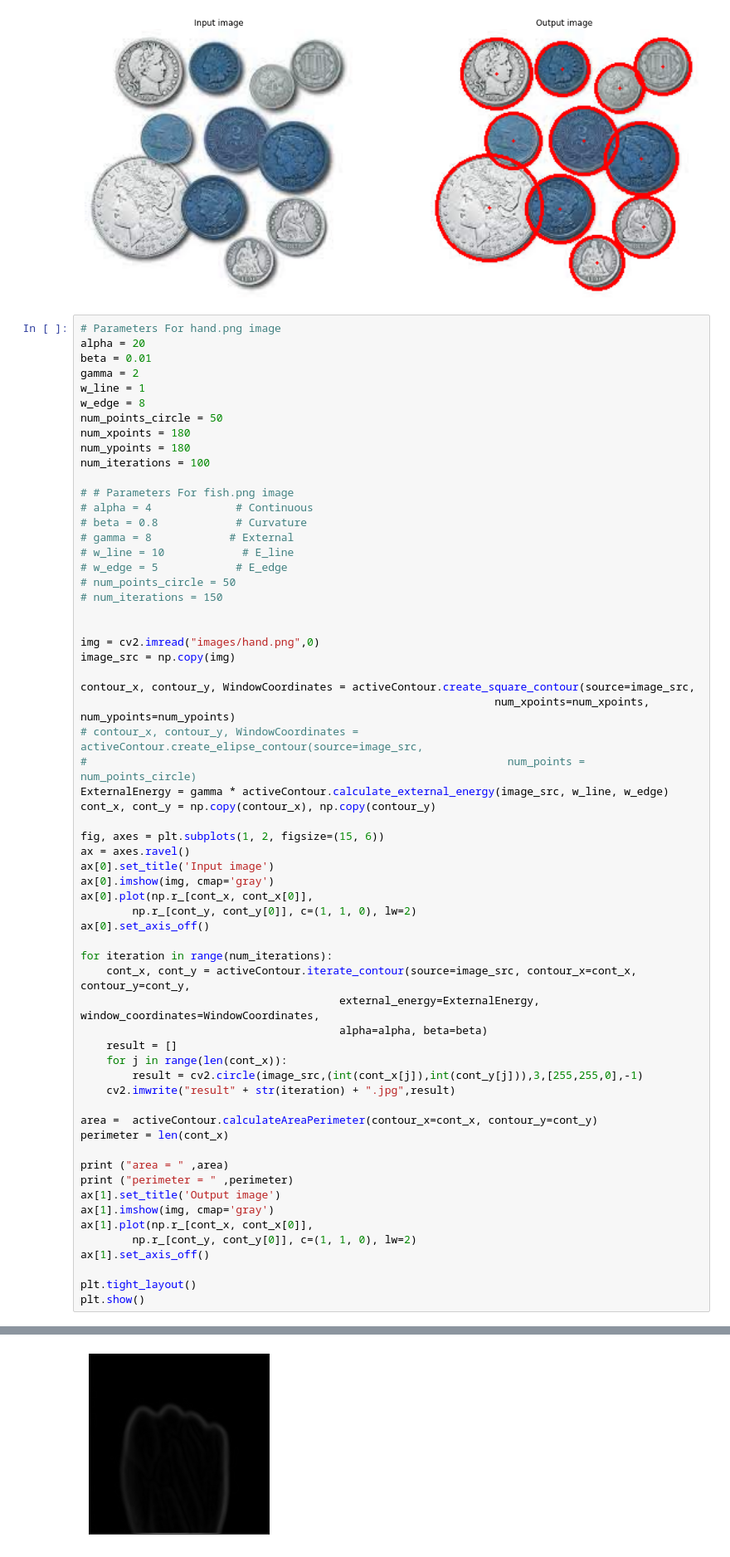
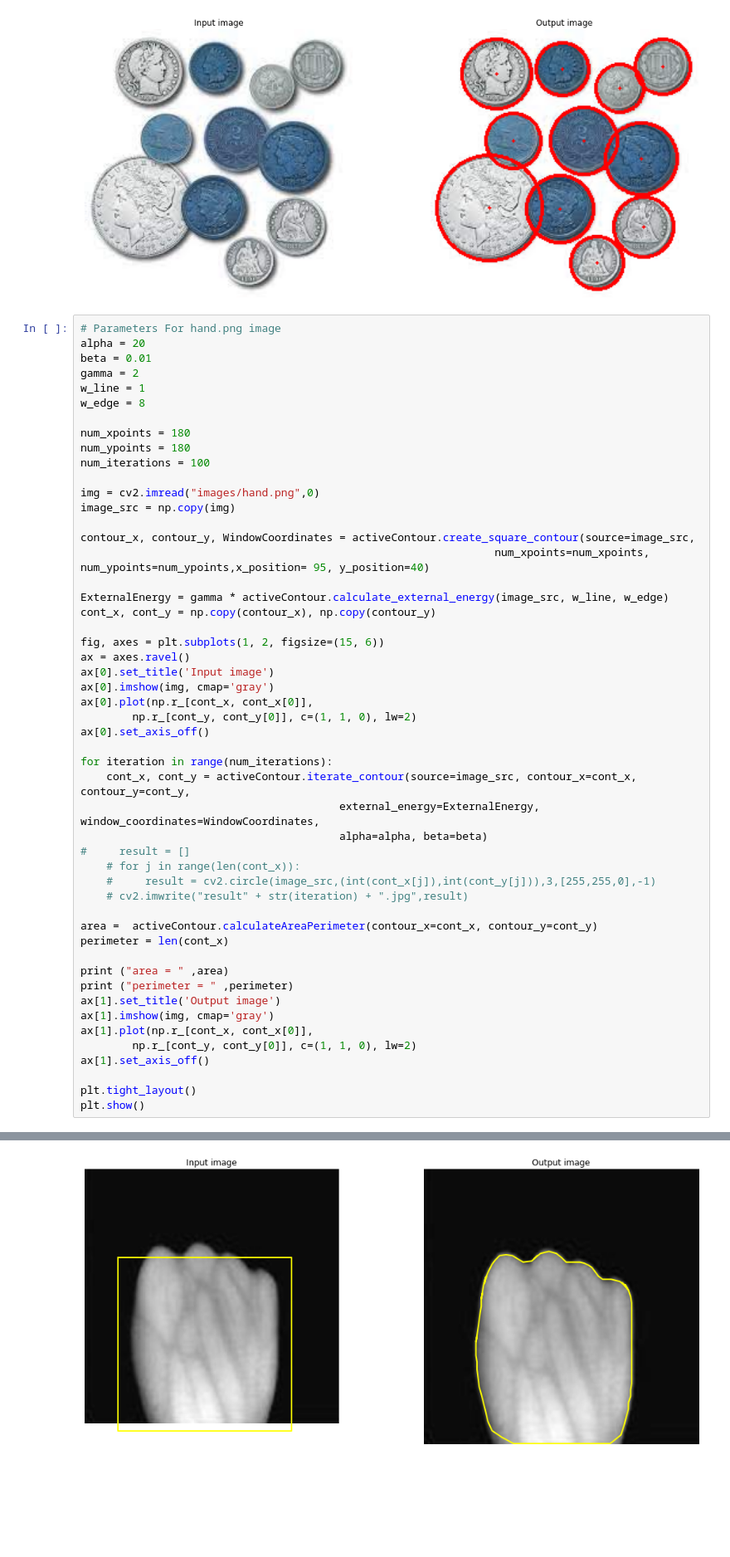
Before and after one commit to ahmed-sedky/computer-vision-basics, a Jupyter notebook: task_2.ipynb, the cells around one changed output, grey strips where cells are left out. Shown: that part at 83% size. Saved outputs shown, nothing was run; the diff lists cells and outputs as text; blank space fills up the shorter version.

Commit message:
Active contour modifications

```diff
--- a/task_2.ipynb
+++ b/task_2.ipynb
@@ -84,28 +84,17 @@ beta = 0.01
 gamma = 2
 w_line = 1
 w_edge = 8
-num_points_circle = 50
+
 num_xpoints = 180
 num_ypoints = 180
 num_iterations = 100
-
-# # Parameters For fish.png image
-# alpha = 4             # Continuous
-# beta = 0.8            # Curvature
-# gamma = 8            # External
-# w_line = 10            # E_line
-# w_edge = 5            # E_edge
-# num_points_circle = 50
-# num_iterations = 150
-
 
 img = cv2.imread("images/hand.png",0)
 image_src = np.copy(img)
 
 contour_x, contour_y, WindowCoordinates = activeContour.create_square_contour(source=image_src,
-                                                                num_xpoints=num_xpoints, num_ypoints=num_ypoints)
-# contour_x, contour_y, WindowCoordinates = activeContour.create_elipse_contour(source=image_src,
-#                                                                 num_points = num_points_circle)
+                                                                num_xpoints=num_xpoints, num_ypoints=num_ypoints,x_position= 95, y_position=40)
+
 ExternalEnergy = gamma * activeContour.calculate_external_energy(image_src, w_line, w_edge)
 cont_x, cont_y = np.copy(contour_x), np.copy(contour_y)
 
@@ -121,10 +110,10 @@ for iteration in range(num_iterations):
     cont_x, cont_y = activeContour.iterate_contour(source=image_src, contour_x=cont_x, contour_y=cont_y,
                                         external_energy=ExternalEnergy, window_coordinates=WindowCoordinates,
                                         alpha=alpha, beta=beta)
-    result = []
-    for j in range(len(cont_x)):
-        result = cv2.circle(image_src,(int(cont_x[j]),int(cont_y[j])),3,[255,255,0],-1)
-    cv2.imwrite("result" + str(iteration) + ".jpg",result)
+#     result = []
+    # for j in range(len(cont_x)):
+    #     result = cv2.circle(image_src,(int(cont_x[j]),int(cont_y[j])),3,[255,255,0],-1)
+    # cv2.imwrite("result" + str(iteration) + ".jpg",result)
 
 area =  activeContour.calculateAreaPerimeter(contour_x=cont_x, contour_y=cont_y)
 perimeter = len(cont_x)
@@ -143 +134 @@ plt.show()
-[figure, old version]
+[figure, new version]
```
Also changed, not shown: parts of 1 cell of this notebook, 3 other files.
